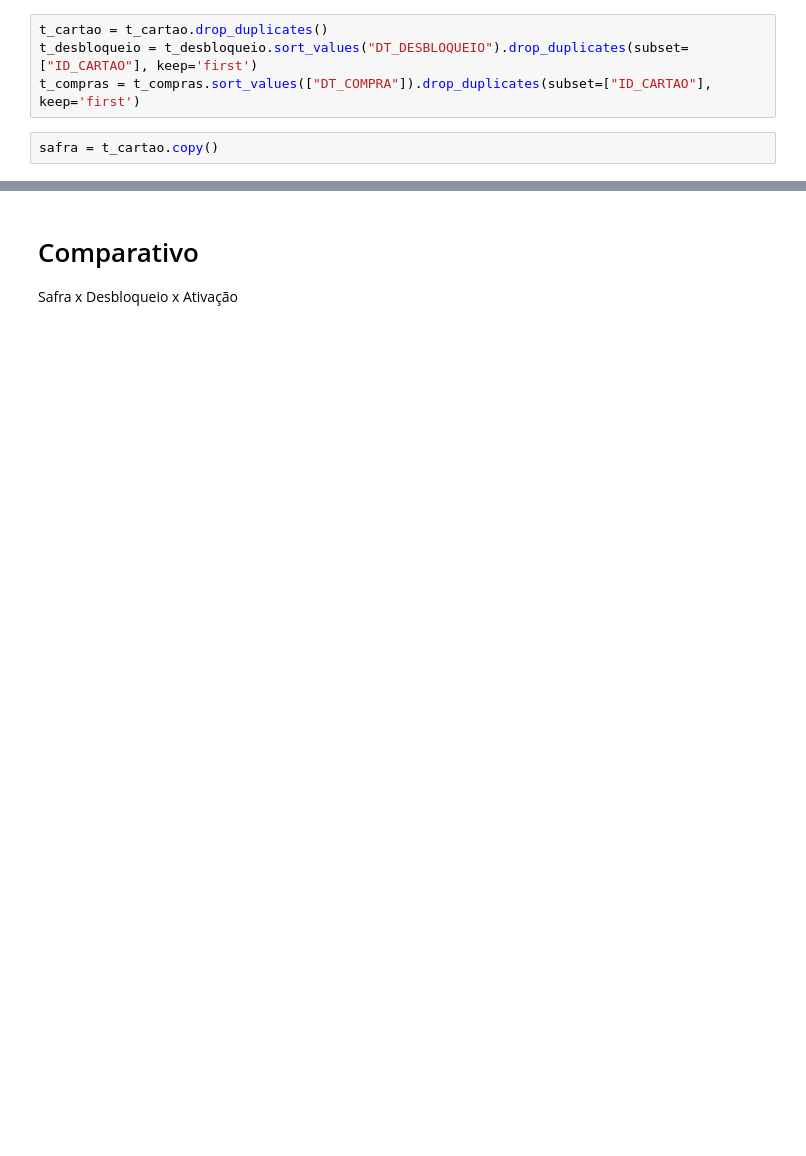
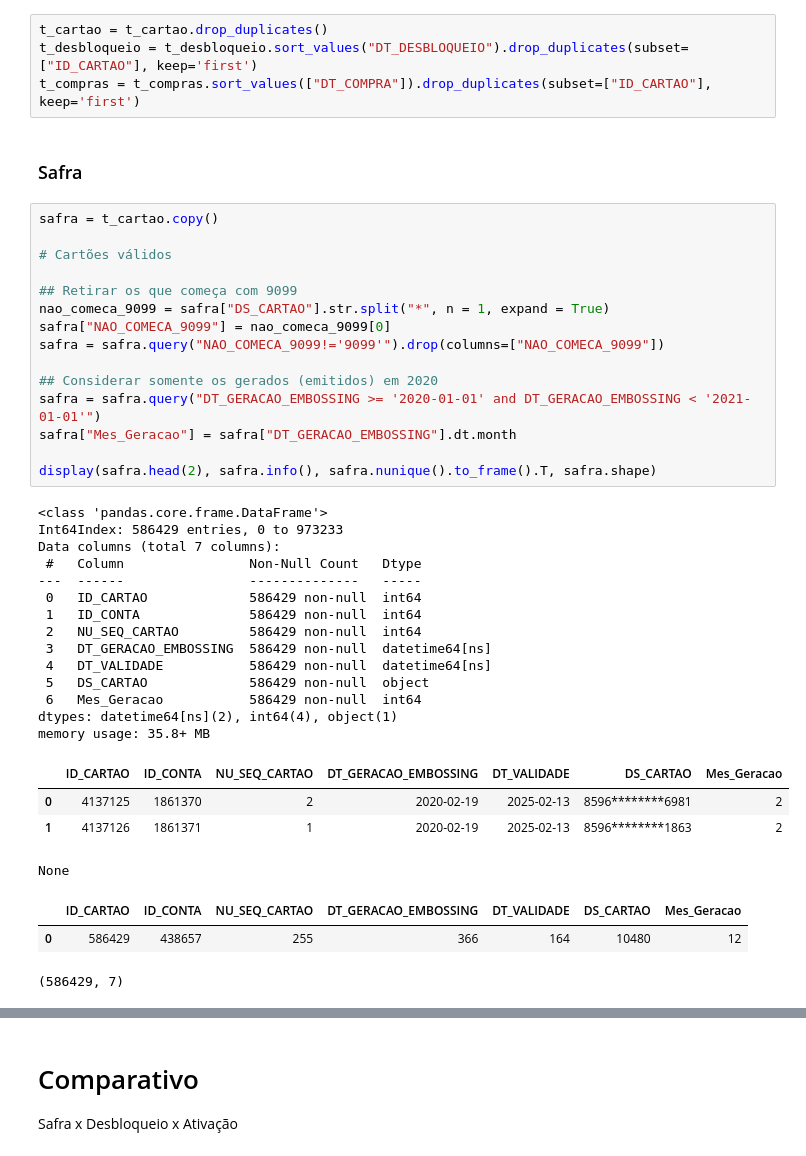
Before and after one commit to FelipeGBarreto/Projects, a Jupyter notebook: Rascunho.ipynb, the cells around one changed output, grey strips where cells are left out. Drawn from its saved outputs; the diff is of its cells as text; blank space fills up the shorter version.

```diff
--- a/Rascunho.ipynb
+++ b/Rascunho.ipynb
@@ -91,5 +91,42 @@ display(t_compras.sample(2), t_desbloqueio.sample(2),t_cartao.sample(2))
 t_cartao = t_cartao.drop_duplicates()
 t_desbloqueio = t_desbloqueio.sort_values("DT_DESBLOQUEIO").drop_duplicates(subset=["ID_CARTAO"], keep='first')
 t_compras = t_compras.sort_values(["DT_COMPRA"]).drop_duplicates(subset=["ID_CARTAO"], keep='first')
-# %%
-safra = t_cartao.copy()
+# %% [markdown]
+### Safra
+# %%
+safra = t_cartao.copy()
+
+# Cartões válidos
+
+## Retirar os que começa com 9099
+nao_comeca_9099 = safra["DS_CARTAO"].str.split("*", n = 1, expand = True)
+safra["NAO_COMECA_9099"] = nao_comeca_9099[0]
+safra = safra.query("NAO_COMECA_9099!='9099'").drop(columns=["NAO_COMECA_9099"])
+
+## Considerar somente os gerados (emitidos) em 2020
+safra = safra.query("DT_GERACAO_EMBOSSING >= '2020-01-01' and DT_GERACAO_EMBOSSING < '2021-01-01'")
+safra["Mes_Geracao"] = safra["DT_GERACAO_EMBOSSING"].dt.month
+
+display(safra.head(2), safra.info(), safra.nunique().to_frame().T, safra.shape)
+# %% [output]
+<class 'pandas.core.frame.DataFrame'>
+Int64Index: 586429 entries, 0 to 973233
+Data columns (total 7 columns):
+ #   Column                Non-Null Count   Dtype
+---  ------                --------------   -----
+ 0   ID_CARTAO             586429 non-null  int64
+ 1   ID_CONTA              586429 non-null  int64
+ 2   NU_SEQ_CARTAO         586429 non-null  int64
+ 3   DT_GERACAO_EMBOSSING  586429 non-null  datetime64[ns]
+ 4   DT_VALIDADE           586429 non-null  datetime64[ns]
+ 5   DS_CARTAO             586429 non-null  object
+ 6   Mes_Geracao           586429 non-null  int64
+dtypes: datetime64[ns](2), int64(4), object(1)
+memory usage: 35.8+ MB
+|  | ID_CARTAO | ID_CONTA | NU_SEQ_CARTAO | DT_GERACAO_EMBOSSING | DT_VALIDADE | DS_CARTAO | Mes_Geracao |
+| 0 | 4137125 | 1861370 | 2 | 2020-02-19 | 2025-02-13 | 8596********6981 | 2 |
+| 1 | 4137126 | 1861371 | 1 | 2020-02-19 | 2025-02-13 | 8596********1863 | 2 |
+None
+|  | ID_CARTAO | ID_CONTA | NU_SEQ_CARTAO | DT_GERACAO_EMBOSSING | DT_VALIDADE | DS_CARTAO | Mes_Geracao |
+| 0 | 586429 | 438657 | 255 | 366 | 164 | 10480 | 12 |
+(586429, 7)
```
Also changed, not shown: parts of 20 cells of this notebook.
